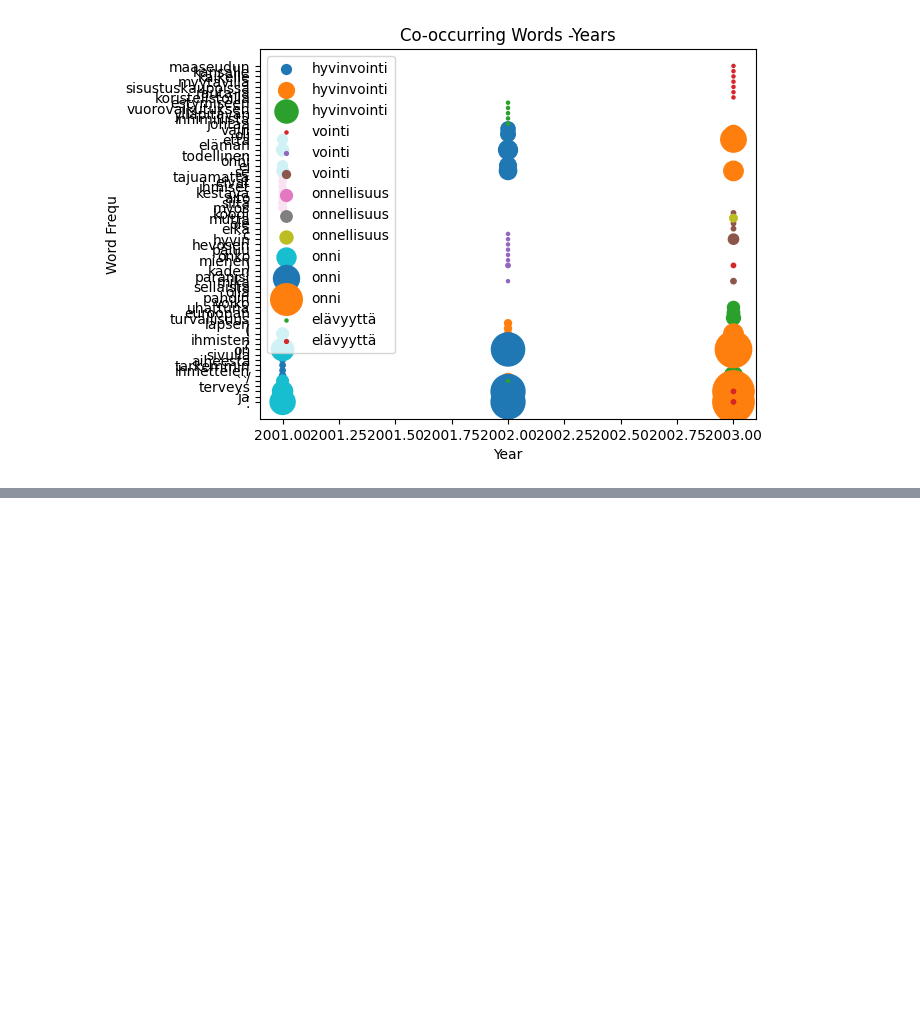
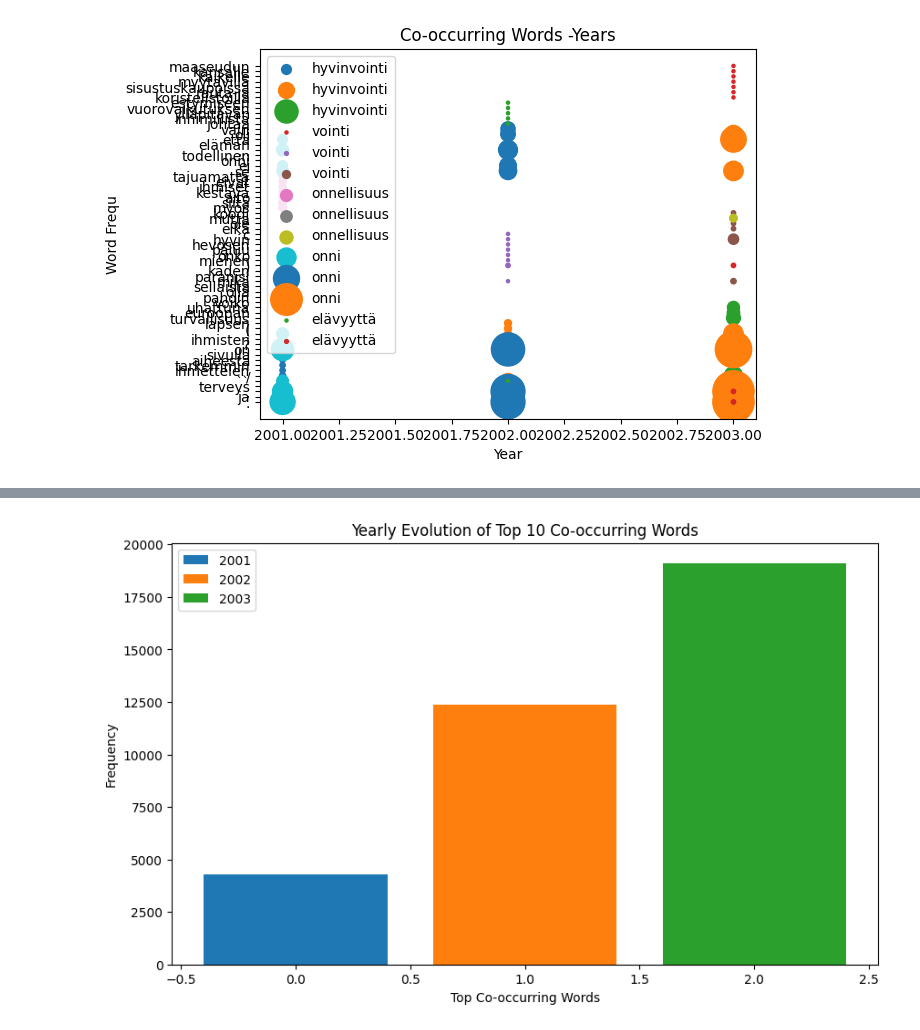
Before and after one commit to Ahghaffari/suomi24_analysis, a Jupyter notebook: tasks.ipynb, the cells around one changed output, grey strips where cells are left out. Saved outputs shown, nothing was run; the diff lists cells and outputs as text; code cells hidden in the pictures; blank space fills up the shorter version.

Commit message:
section6

```diff
--- a/tasks.ipynb
+++ b/tasks.ipynb
@@ -300,0 +272,58 @@ ValueError: zero-size array to reduction operation fmin which has no identity
+# %%
+#section 6
+import pandas as pd
+import matplotlib.pyplot as plt
+
+df = pd.read_csv('data/filtered_threads.csv')
+df['Year'] = pd.to_datetime(df['datetime']).dt.year
+
+# Group and aggregate the data to find the top 10 co-occurring words for each year
+results = []
+for year, data in df.groupby('Year'):
+    combined_text = ' '.join(data['title'] + ' ' + data['thread_text'])
+
+    # Tokenize and preprocess text data to extract co-occurring words
+    tokens = combined_text.lower().split()
+
+    # Count the frequency of each word
+    word_counts = pd.Series(tokens).value_counts()
+
+    # Select the top 10 co-occurring words for this year
+    top_words = word_counts.head(10)
+
+    results.append({'Year': year, 'Top Words': top_words.index, 'Frequencies': top_words.values})
+
+
+# Create a stacked bar chart for the yearly evolution of top co-occurring words
+fig, ax = plt.subplots(figsize=(10, 6))
+unique_years = df['Year'].unique()
+
+# Initialize positions for bars
+bar_positions = range(len(unique_years))
+
+xtick_labels = []
+
+for i, year in enumerate(unique_years):
+    result = next(r for r in results if r['Year'] == year)
+    top_words = result['Top Words']
+    frequencies = result['Frequencies']
+
+    # Plot bars for each year
+    ax.bar(bar_positions[i], frequencies, label=year)
+
+    # Create labels for x-ticks
+    xtick_labels.extend([f'{year}: {word}' for word in top_words])
+
+# Add labels, legend, and title to the plot
+plt.xlabel('Top Co-occurring Words')
+plt.ylabel('Frequency')
+plt.title('Yearly Evolution of Top 10 Co-occurring Words')
+plt.legend()
+
+# Save the plot as an image file
+plt.savefig('yearly_evolution_co-occurring_words.png')
+
+# Display the plot
+plt.show()
+# %% [output]
+[figure, added]
```
Also changed, not shown: parts of 1 cell of this notebook, 1 other file.
